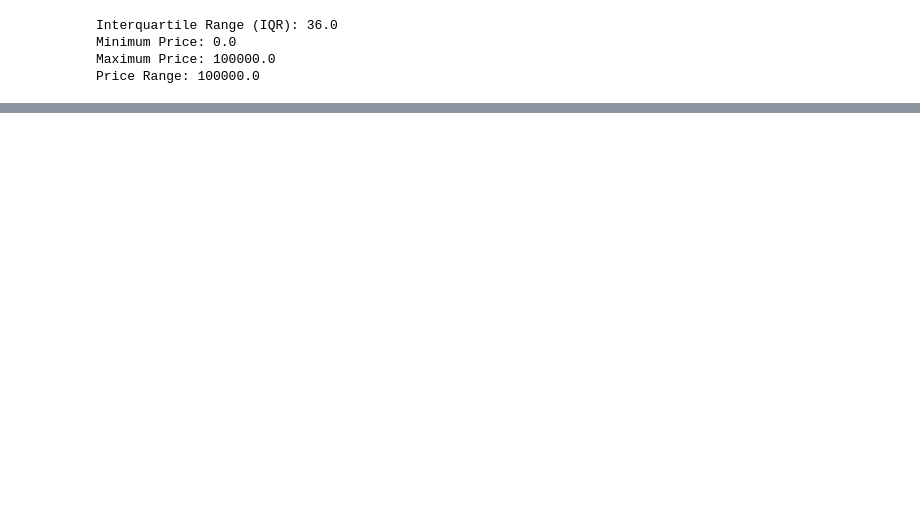
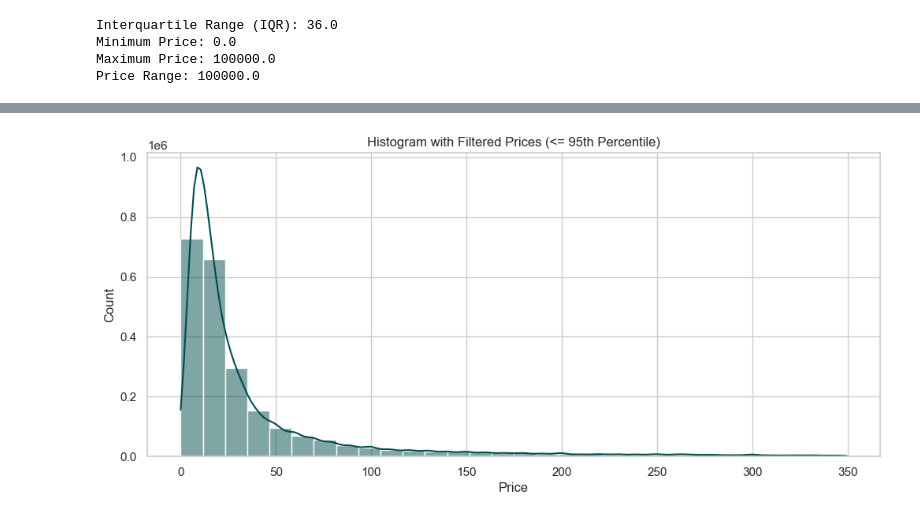
Before and after one commit to MarcelaCAE/lab-eda-univariate, a Jupyter notebook: Univariate_lab.ipynb, the cells around one changed output, grey strips where cells are left out. Cells and saved outputs as stored; diff of their text form; code cells hidden in the pictures; blank space fills up the shorter version.

```diff
--- a/Univariate_lab.ipynb
+++ b/Univariate_lab.ipynb
@@ -237,0 +230,13 @@ plt.show()
+# %%
+
+threshold = df['price'].quantile(0.95)
+# Filter dataset
+filtered_df = df[df['price'] <= threshold]
+
+plt.figure(figsize=(12, 5))
+sns.histplot(filtered_df['price'], kde=True, color='#004c4c', bins=30)
+plt.title('Histogram with Filtered Prices (<= 95th Percentile)')
+plt.xlabel('Price')
+plt.show()
+# %% [output]
+[figure, added]
```
Also changed, not shown: parts of 36 cells of this notebook.
